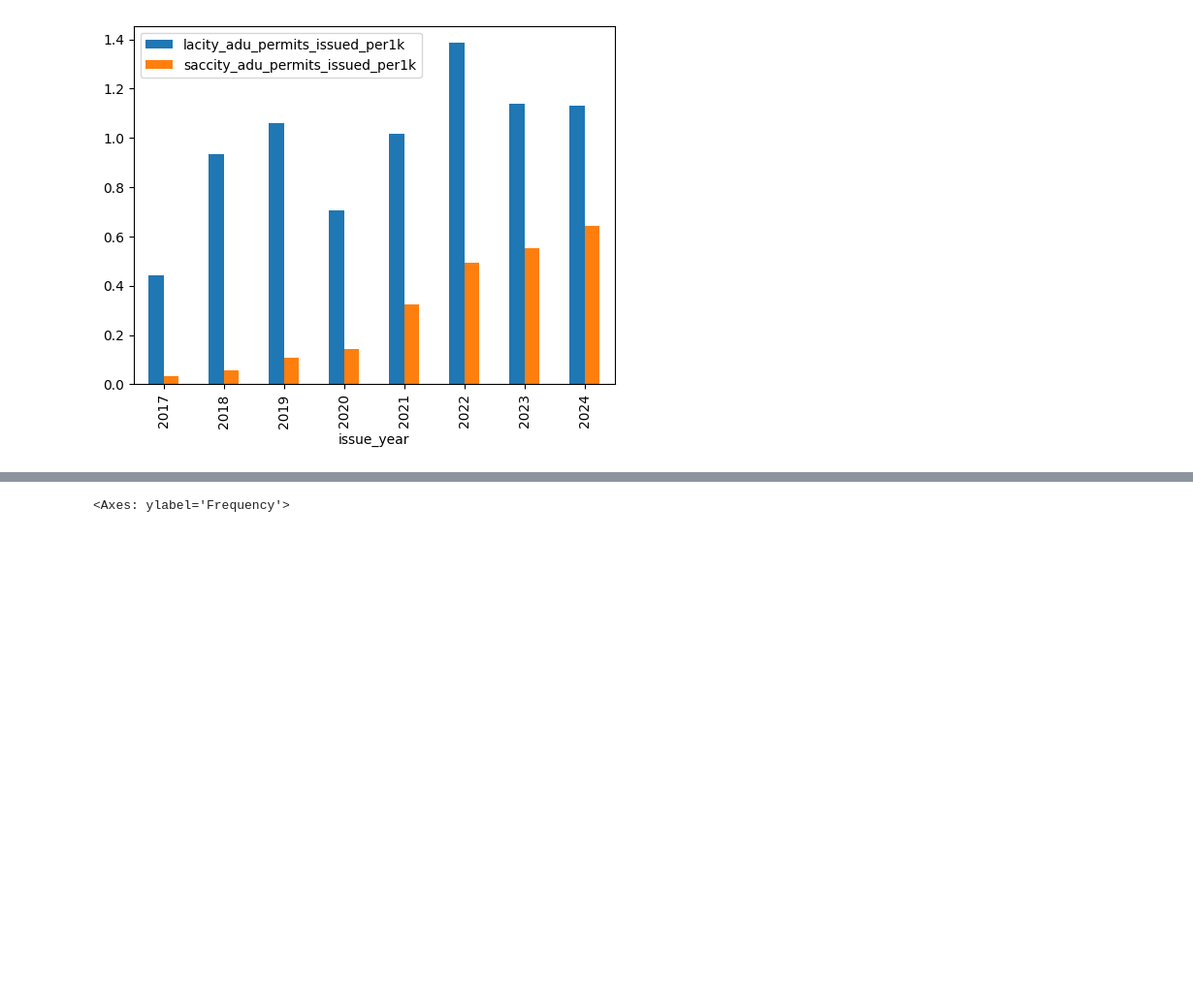
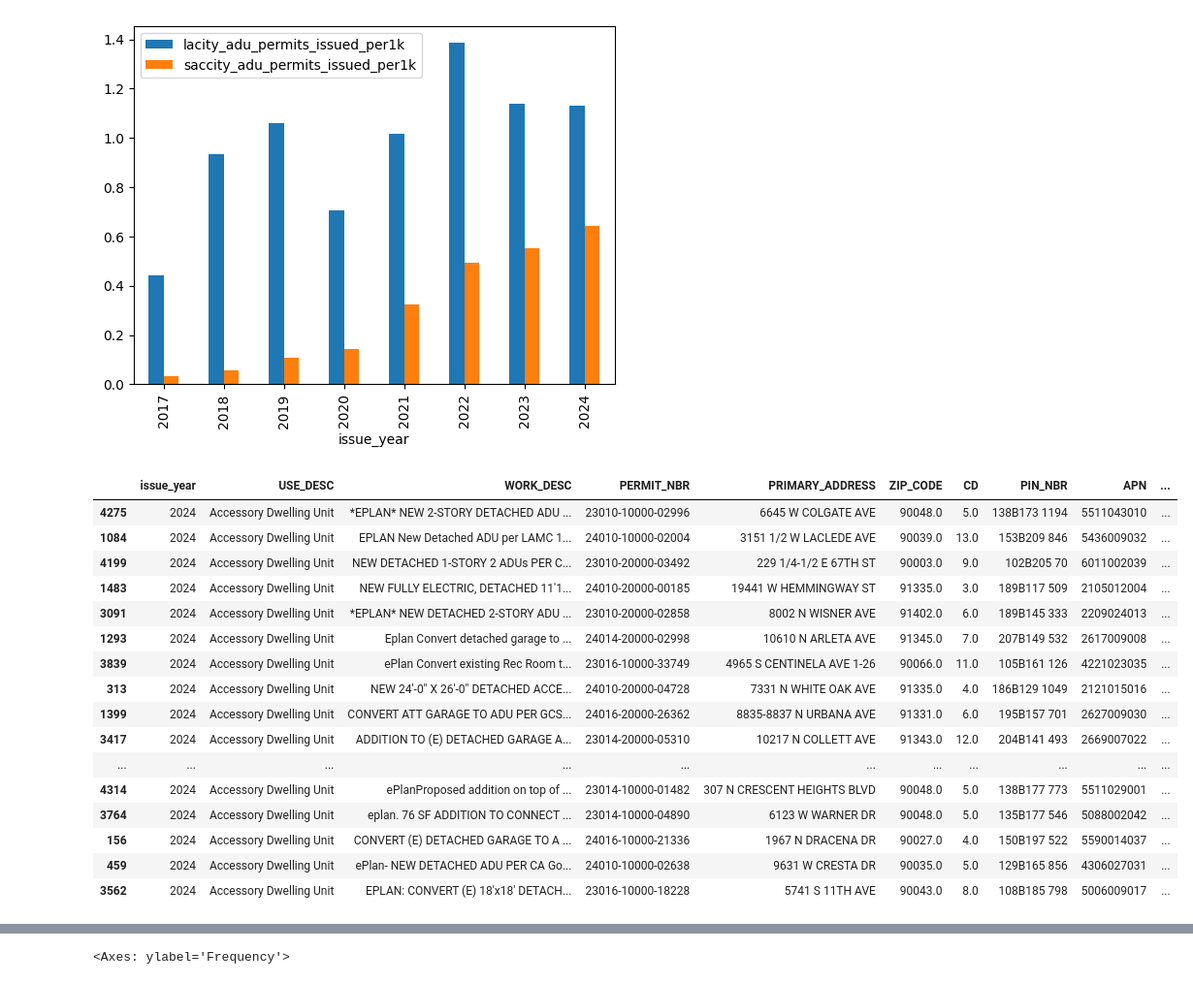
Before and after one commit to pwnage101/adus_research, a Jupyter notebook: ADUs.ipynb, the cells around one changed output, grey strips where cells are left out. Shown at 97% size. Drawn from its saved outputs; the diff is of its cells as text; code cells hidden in the pictures; blank space fills up the shorter version.

```diff
--- a/ADUs.ipynb
+++ b/ADUs.ipynb
@@ -286,4 +298,75 @@ adu_permits_issued_by_year.plot(x='issue_year', y=['lacity_adu_permits_issued_pe
 7                         1.128985                          0.642186
 <Axes: xlabel='issue_year'>
 [figure]
+# %%
+sql_string = """
+WITH annotated AS (
+  SELECT *,
+
+    use_desc in (
+      'Accessory Dwelling Unit',
+      'Junior Accessory Dwelling Unit'
+    )
+    and not (
+         work_desc ilike '%supplemental%'
+      or work_desc ilike '%suppl.%'
+      or work_desc ilike '%suppl to%'
+    ) as certainly_adu,
+
+    use_desc in (
+      'Apartment',
+      'Duplex',
+      'Dwelling - Single Family',
+      'Garage - Private'
+    )
+    and (
+         work_desc ilike '%(n) adu%'
+      or work_desc ilike '%new adu%'
+      or work_desc ilike '%one adu%'
+      or work_desc ilike '%(n) (% sf) adu%'
+      or work_desc ilike '%new (% sf) adu%'
+      or work_desc ilike '%one (% sf) adu%'
+      or work_desc ilike '%(n) accessory dwelling unit%'
+      or work_desc ilike '%new accessory dwelling unit%'
+      or work_desc ilike '%one accessory dwelling unit%'
+      or work_desc ilike '%(n) (% sf) accessory dwelling unit%'
+      or work_desc ilike '%new (% sf) accessory dwelling unit%'
+      or work_desc ilike '%one (% sf) accessory dwelling unit%'
+    )
+    and not (
+         work_desc ilike '%supplemental%'
+      or work_desc ilike '%suppl.%'
+      or work_desc ilike '%suppl to%'
+    ) as probably_adu,
+
+  FROM permits_lacity
+)
+
+SELECT year("ISSUE_DATE") as issue_year, use_desc, work_desc, *
+FROM annotated
+WHERE (certainly_adu or probably_adu)
+  and issue_year = 2024
+"""
+
+adu_permits_issued_digging = duckdb.query(sql_string).df()
+with pd.option_context('display.max_rows', 100, 'display.max_columns', None, 'display.max_colwidth', 200):
+    display(adu_permits_issued_digging.sample(n=100))
+# %% [output]
+|  | issue_year | USE_DESC | WORK_DESC | PERMIT_NBR | PRIMARY_ADDRESS | ZIP_CODE | CD | PIN_NBR | APN | ... |
+| 4275 | 2024 | Accessory Dwelling Unit | *EPLAN* NEW 2-STORY DETACHED ADU ... | 23010-10000-02996 | 6645 W COLGATE AVE | 90048.0 | 5.0 | 138B173 1194 | 5511043010 | ... |
+| 1084 | 2024 | Accessory Dwelling Unit | EPLAN New Detached ADU per LAMC 1... | 24010-10000-02004 | 3151 1/2 W LACLEDE AVE | 90039.0 | 13.0 | 153B209 846 | 5436009032 | ... |
+| 4199 | 2024 | Accessory Dwelling Unit | NEW DETACHED 1-STORY 2 ADUs PER C... | 23010-20000-03492 | 229 1/4-1/2 E 67TH ST | 90003.0 | 9.0 | 102B205 70 | 6011002039 | ... |
+| 1483 | 2024 | Accessory Dwelling Unit | NEW FULLY ELECTRIC, DETACHED 11'1... | 24010-20000-00185 | 19441 W HEMMINGWAY ST | 91335.0 | 3.0 | 189B117 509 | 2105012004 | ... |
+| 3091 | 2024 | Accessory Dwelling Unit | *EPLAN* NEW DETACHED 2-STORY ADU ... | 23010-20000-02858 | 8002 N WISNER AVE | 91402.0 | 6.0 | 189B145 333 | 2209024013 | ... |
+| 1293 | 2024 | Accessory Dwelling Unit | Eplan Convert detached garage to ... | 24014-20000-02998 | 10610 N ARLETA AVE | 91345.0 | 7.0 | 207B149 532 | 2617009008 | ... |
+| 3839 | 2024 | Accessory Dwelling Unit | ePlan Convert existing Rec Room t... | 23016-10000-33749 | 4965 S CENTINELA AVE 1-26 | 90066.0 | 11.0 | 105B161 126 | 4221023035 | ... |
+| 313 | 2024 | Accessory Dwelling Unit | NEW 24'-0" X 26'-0" DETACHED ACCE... | 24010-20000-04728 | 7331 N WHITE OAK AVE | 91335.0 | 4.0 | 186B129 1049 | 2121015016 | ... |
+| 1399 | 2024 | Accessory Dwelling Unit | CONVERT ATT GARAGE TO ADU PER GCS... | 24016-20000-26362 | 8835-8837 N URBANA AVE | 91331.0 | 6.0 | 195B157 701 | 2627009030 | ... |
+| 3417 | 2024 | Accessory Dwelling Unit | ADDITION TO (E) DETACHED GARAGE A... | 23014-20000-05310 | 10217 N COLLETT AVE | 91343.0 | 12.0 | 204B141 493 | 2669007022 | ... |
+| ... | ... | ... | ... | ... | ... | ... | ... | ... | ... | ... |
+| 4314 | 2024 | Accessory Dwelling Unit | ePlanProposed addition on top of ... | 23014-10000-01482 | 307 N CRESCENT HEIGHTS BLVD | 90048.0 | 5.0 | 138B177 773 | 5511029001 | ... |
+| 3764 | 2024 | Accessory Dwelling Unit | eplan. 76 SF ADDITION TO CONNECT ... | 23014-10000-04890 | 6123 W WARNER DR | 90048.0 | 5.0 | 135B177 546 | 5088002042 | ... |
+| 156 | 2024 | Accessory Dwelling Unit | CONVERT (E) DETACHED GARAGE TO A ... | 24016-10000-21336 | 1967 N DRACENA DR | 90027.0 | 4.0 | 150B197 522 | 5590014037 | ... |
+| 459 | 2024 | Accessory Dwelling Unit | ePlan- NEW DETACHED ADU PER CA Go... | 24010-10000-02638 | 9631 W CRESTA DR | 90035.0 | 5.0 | 129B165 856 | 4306027031 | ... |
+| 3562 | 2024 | Accessory Dwelling Unit | EPLAN: CONVERT (E) 18'x18' DETACH... | 23016-10000-18228 | 5741 S 11TH AVE | 90043.0 | 8.0 | 108B185 798 | 5006009017 | ... |
 # %% [markdown]
```
Also changed, not shown: parts of 7 cells of this notebook.
